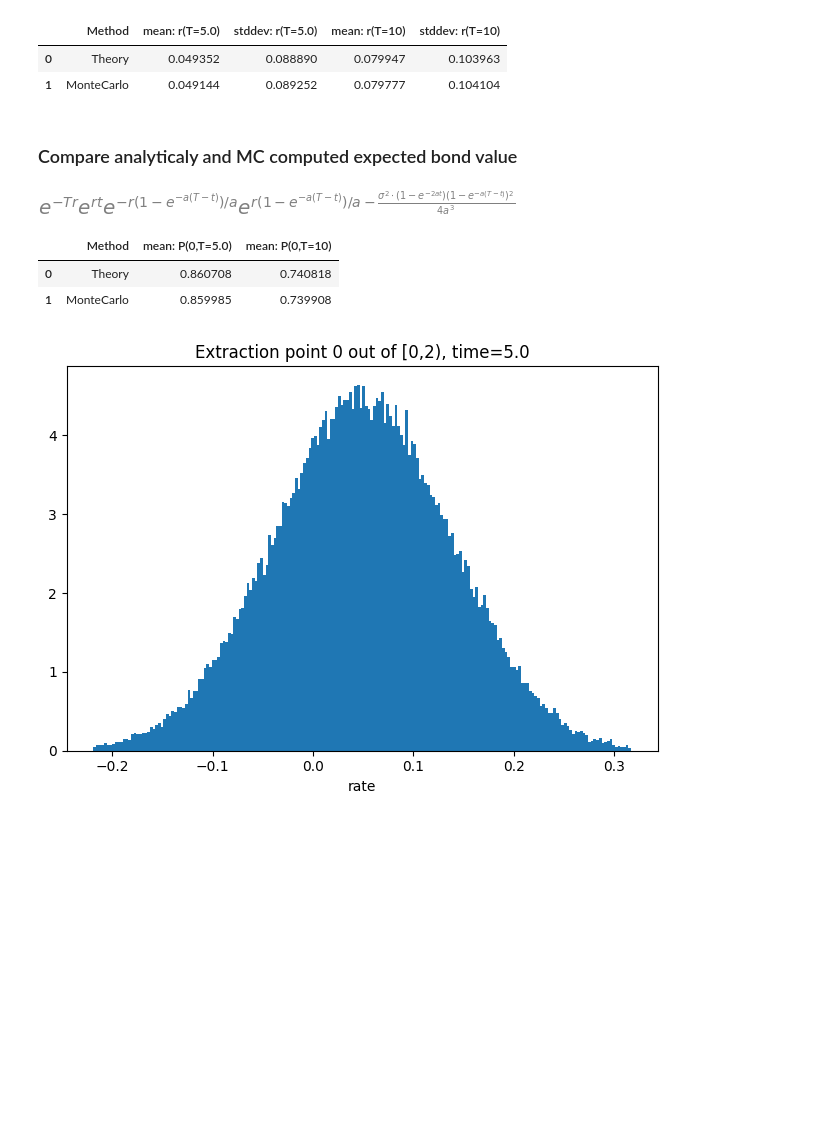
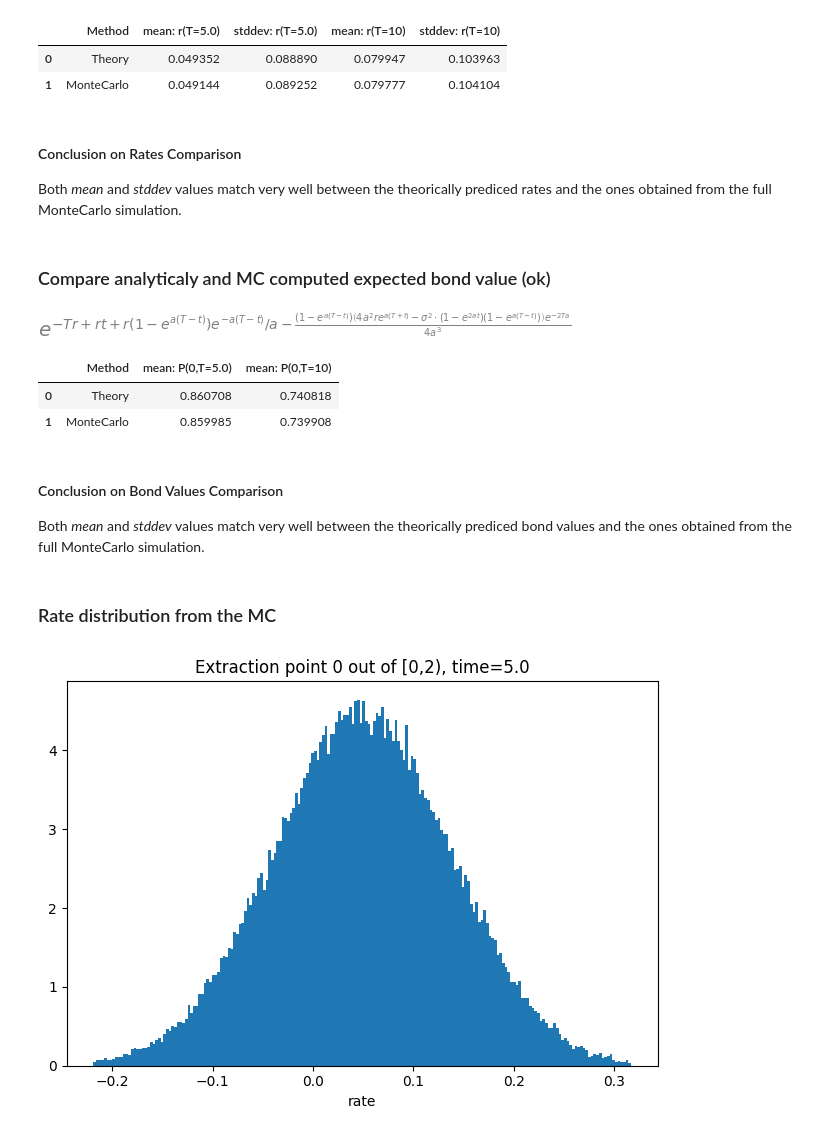
Before and after one commit to AlexanderZvyagin/MonteCarlo-SDK, a Jupyter notebook: python/notebooks/hw_bond.ipynb, the cells around one changed output. Drawn from its saved outputs; the diff is of its cells as text; code cells hidden in the pictures; blank space fills up the shorter version.

```diff
--- a/python/notebooks/hw_bond.ipynb
+++ b/python/notebooks/hw_bond.ipynb
@@ -221,8 +223,8 @@ def create_hw_mc_model (
         start=[rfree],
         title=f'rate'
     ))
-    model.df = model.Add(sdk.ZeroCouponBond(underlying=model.rate.GetStateNumber(),start=1,title=f'discount factor'))
-    model.fdf = model.Add(sdk.Updater('ForwardZeroCouponBond',refs=[model.df.GetStateNumber()],args=[model.T[0],model.T[1]],title=f'forward discount factor P({model.TimeStart},{model.T[0]},{model.T[1]})'))
+    model.df = model.Add(sdk.ZeroCouponBond(underlying=model.rate.GetStateNumber(),start=1,title=f'P({model.TimeStart},T)'))
+    model.fdf = model.Add(sdk.Updater('ForwardZeroCouponBond',refs=[model.df.GetStateNumber()],args=[model.T[0],model.T[1]],title=f'P({model.TimeStart},{model.T[0]},{model.T[1]})'))
 
     return model
 # %%
@@ -295,14 +301,17 @@ pd.DataFrame([{
 |  | Method | mean: r(T=5.0) | stddev: r(T=5.0) | mean: r(T=10) | stddev: r(T=10) |
 | 0 | Theory | 0.049352 | 0.088890 | 0.079947 | 0.103963 |
 | 1 | MonteCarlo | 0.049144 | 0.089252 | 0.079777 | 0.104104 |
+# %% [markdown]
+#### Conclusion on Rates Comparison
+Both _mean_ and _stddev_ values match very well between the theorically prediced rates and the ones obtained from the full MonteCarlo simulation.
 # %% [markdown]
-### Compare analyticaly and MC computed expected bond value
+### Compare analyticaly and MC computed expected bond value (ok)
 # %%
 hw = model.hw_analytical
 #hw.P_lambdify()(hw.a,hw.sigma,hw.r,hw.t)
-hw.P()
+hw.P().simplify()
 # %% [output]
-[figure, old version]
+[figure, new version]
 # %%
 Plambda = lambdify([hw.a,hw.sigma,hw.r,hw.t,hw.T],hw.P())
 P = lambda t: Plambda (model.a_const,model.sigma_const,model.rfree_const,0,t)
@@ -320,6 +329,11 @@ pd.DataFrame([{
 |  | Method | mean: P(0,T=5.0) | mean: P(0,T=10) |
 | 0 | Theory | 0.860708 | 0.740818 |
 | 1 | MonteCarlo | 0.859985 | 0.739908 |
+# %% [markdown]
+#### Conclusion on Bond Values Comparison
+Both _mean_ and _stddev_ values match very well between the theorically prediced bond values and the ones obtained from the full MonteCarlo simulation.
+# %% [markdown]
+### Rate distribution from the MC
 # %%
 state = model.rate.GetStateNumber()
 plot(results=results,point=0,stateX=state)
```
Also changed, not shown: parts of 22 cells of this notebook, 1 other file.
